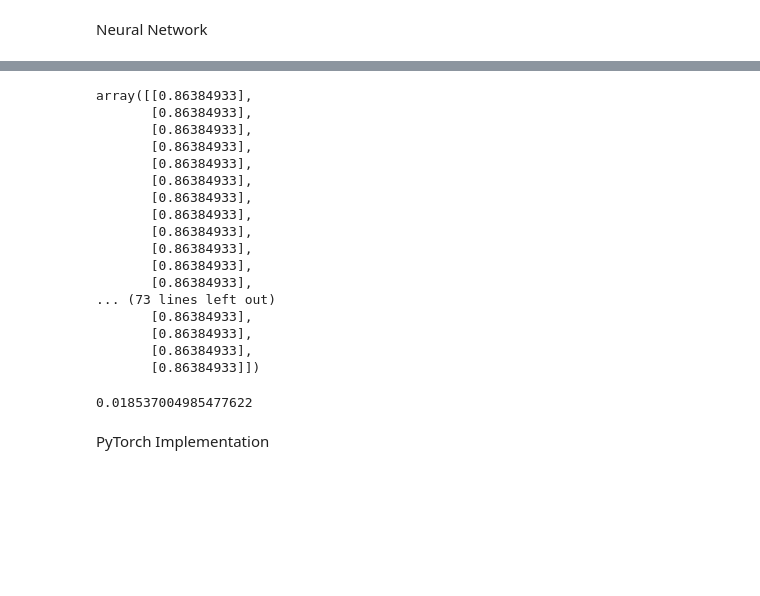
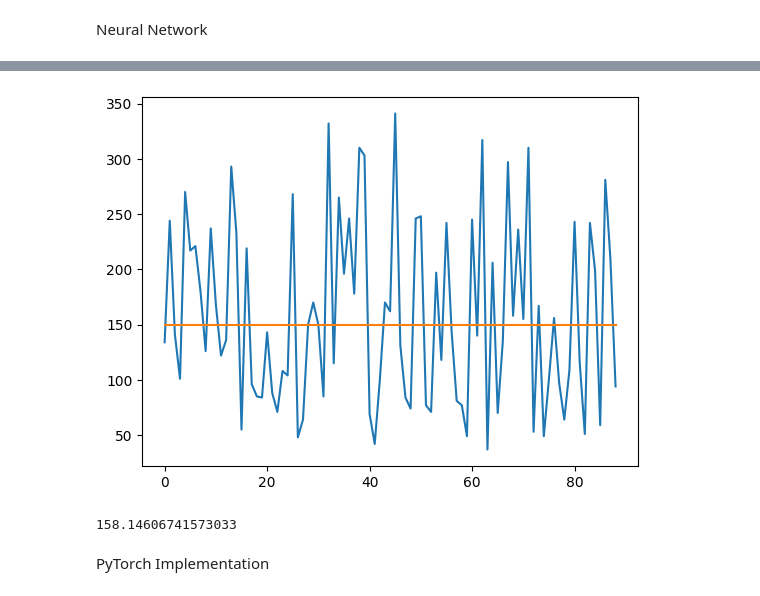
Before and after one commit to Nimitt-nim/MachineLearning, a Jupyter notebook: FeedForwardNeuralNetworks.ipynb, the cells around one changed output, grey strips where cells are left out. Drawn from its saved outputs; the diff is of its cells as text; code cells hidden in the pictures; blank space fills up the shorter version.

```diff
--- a/FeedForwardNeuralNetworks.ipynb
+++ b/FeedForwardNeuralNetworks.ipynb
@@ -189,27 +239,15 @@ y_hat = nn.predict(X_test)
-# %%
-y_hat
-# %% [output]
-array([[0.86384933],
-       [0.86384933],
-       [0.86384933],
-       [0.86384933],
-       [0.86384933],
-       [0.86384933],
-       [0.86384933],
-       [0.86384933],
-       [0.86384933],
-       [0.86384933],
-       [0.86384933],
-       [0.86384933],
-... (73 lines left out)
-       [0.86384933],
-       [0.86384933],
-       [0.86384933],
-       [0.86384933]])
-# %%
-mean_squared_error(activation_sigmoid(y_test),y_hat)
-# %% [output]
-0.018537004985477622
+# %%
+# Plotting
+sr = np.arange(len(y_test))
+plt.plot(sr,y_test)
+plt.plot(sr,y_hat)
+plt.show()
+# %% [output]
+[figure, added]
+# %%
+np.mean(y_test)
+# %% [output]
+158.14606741573033
 # %% [markdown]
 PyTorch Implementation
 # %%
```
Also changed, not shown: parts of 9 cells of this notebook.
